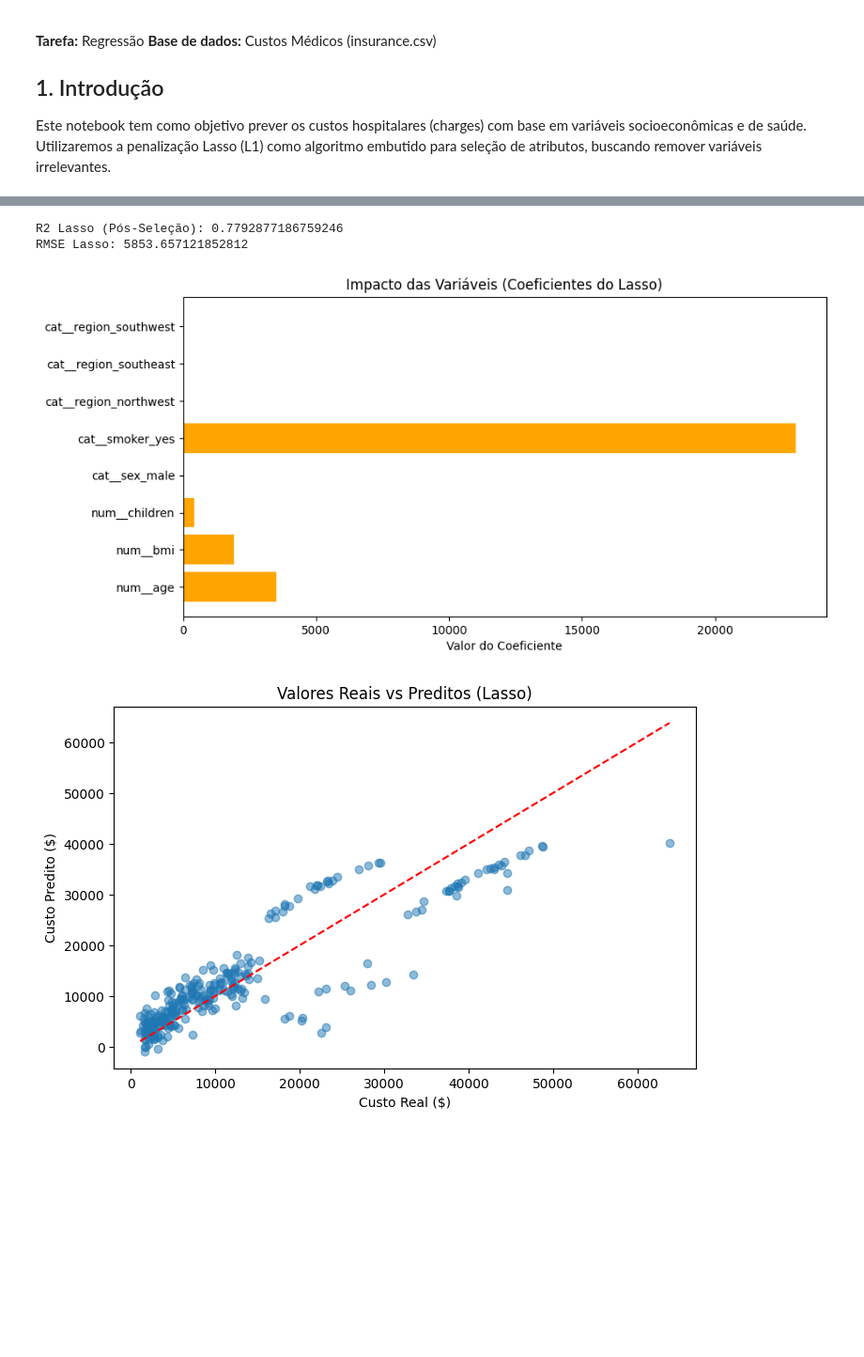
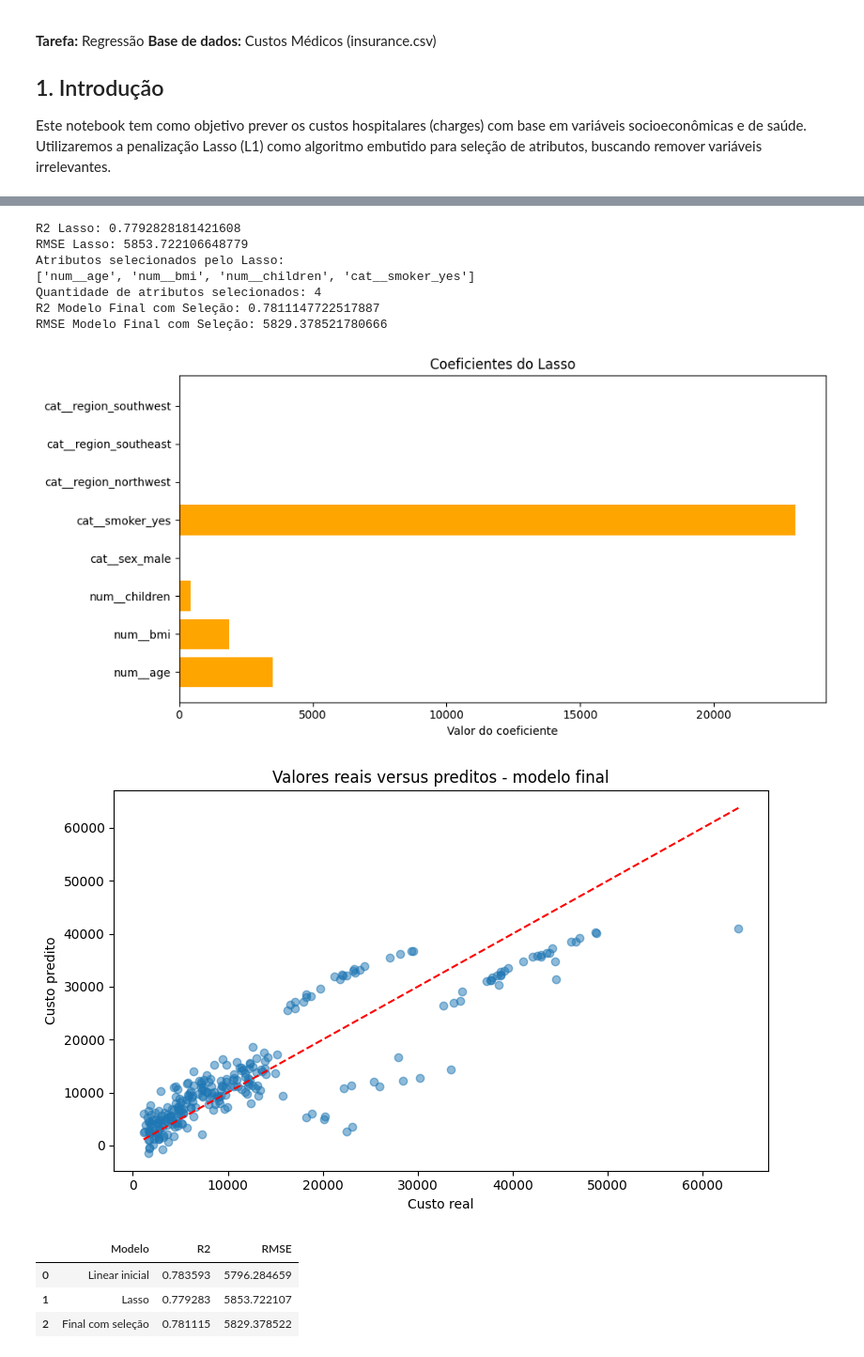
Before and after one commit to Vinicius-Araujppp/trabalho-mineracao-dados-jaqueline1bimestre, a Jupyter notebook: 02_regressao_insurance.ipynb, the cells around one changed output, grey strips where cells are left out. Shown at 94% size. Saved outputs shown, nothing was run; the diff lists cells and outputs as text; code cells hidden in the pictures; blank space fills up the shorter version.

```diff
--- a/02_regressao_insurance.ipynb
+++ b/02_regressao_insurance.ipynb
@@ -48,37 +95,72 @@ RMSE Inicial: 5796.2846592762735
 # %%
 from sklearn.linear_model import Lasso
 
-# Regressão Lasso (L1) para seleção embutida de atributos eliminando coeficientes nulos
+# Lasso (L1) para seleção embutida de atributos
 modelo_lasso = Lasso(alpha=100.0, random_state=42)
 modelo_lasso.fit(X_train, y_train)
 y_pred_lasso = modelo_lasso.predict(X_test)
 
-print("R2 Lasso (Pós-Seleção):", r2_score(y_test, y_pred_lasso))
+print("R2 Lasso:", r2_score(y_test, y_pred_lasso))
 print("RMSE Lasso:", np.sqrt(mean_squared_error(y_test, y_pred_lasso)))
+
+# Seleção explícita dos atributos com coeficiente não nulo
+nomes_atributos = preprocessor.get_feature_names_out()
+mascara_selecao = np.abs(modelo_lasso.coef_) > 1e-6
+atributos_selecionados = nomes_atributos[mascara_selecao]
+print("Atributos selecionados pelo Lasso:")
+print(list(atributos_selecionados))
+print("Quantidade de atributos selecionados:", mascara_selecao.sum())
+
+# Treinamento e avaliação de um modelo final apenas com os atributos selecionados
+X_train_selecionado = X_train[:, mascara_selecao]
+X_test_selecionado = X_test[:, mascara_selecao]
+modelo_final = LinearRegression()
+modelo_final.fit(X_train_selecionado, y_train)
+y_pred_final = modelo_final.predict(X_test_selecionado)
+
+print("R2 Modelo Final com Seleção:", r2_score(y_test, y_pred_final))
+print("RMSE Modelo Final com Seleção:", np.sqrt(mean_squared_error(y_test, y_pred_final)))
 # %% [output]
-R2 Lasso (Pós-Seleção): 0.7792877186759246
-RMSE Lasso: 5853.657121852812
+R2 Lasso: 0.7792828181421608
+RMSE Lasso: 5853.722106648779
+Atributos selecionados pelo Lasso:
+['num__age', 'num__bmi', 'num__children', 'cat__smoker_yes']
+Quantidade de atributos selecionados: 4
+R2 Modelo Final com Seleção: 0.7811147722517887
+RMSE Modelo Final com Seleção: 5829.378521780666
 # %%
 import matplotlib.pyplot as plt
 
-# Gráfico de Coeficientes do Lasso para visualizar quais variáveis tiveram peso zerado
-nomes_atributos = preprocessor.get_feature_names_out()
-coeficientes = modelo_lasso.coef_
-
+# Coeficientes do Lasso para visualizar os atributos selecionados
 plt.figure(figsize=(10, 5))
-plt.barh(nomes_atributos, coeficientes, color='orange')
-plt.title('Impacto das Variáveis (Coeficientes do Lasso)')
-plt.xlabel('Valor do Coeficiente')
+plt.barh(nomes_atributos, modelo_lasso.coef_, color='orange')
+plt.axvline(0, color='black', linewidth=0.8)
+plt.title('Coeficientes do Lasso')
+plt.xlabel('Valor do coeficiente')
+plt.tight_layout()
 plt.show()
 
-# Dispersão de Resíduos
+# Valores reais versus preditos pelo modelo final
 plt.figure(figsize=(8, 5))
-plt.scatter(y_test, y_pred_lasso, alpha=0.5)
+plt.scatter(y_test, y_pred_final, alpha=0.5)
 plt.plot([y_test.min(), y_test.max()], [y_test.min(), y_test.max()], '--r')
-plt.title('Valores Reais vs Preditos (Lasso)')
-plt.xlabel('Custo Real ($)')
-plt.ylabel('Custo Predito ($)')
+plt.title('Valores reais versus preditos - modelo final')
+plt.xlabel('Custo real')
+plt.ylabel('Custo predito')
+plt.tight_layout()
 plt.show()
+
+# Comparação das métricas dos modelos
+metricas = pd.DataFrame({
+    'Modelo': ['Linear inicial', 'Lasso', 'Final com seleção'],
+    'R2': [r2_score(y_test, y_pred_lin), r2_score(y_test, y_pred_lasso), r2_score(y_test, y_pred_final)],
+    'RMSE': [np.sqrt(mean_squared_error(y_test, y_pred_lin)), np.sqrt(mean_squared_error(y_test, y_pred_lasso)), np.sqrt(mean_squared_error(y_test, y_pred_final))]
+})
+display(metricas)
 # %% [output]
-[figure, old version]
+[figure, new version]
-[figure, old version]
+[figure, new version]
+|  | Modelo | R2 | RMSE |
+| 0 | Linear inicial | 0.783593 | 5796.284659 |
+| 1 | Lasso | 0.779283 | 5853.722107 |
+| 2 | Final com seleção | 0.781115 | 5829.378522 |
```
Also changed, not shown: parts of 5 cells of this notebook, 1 other file.
